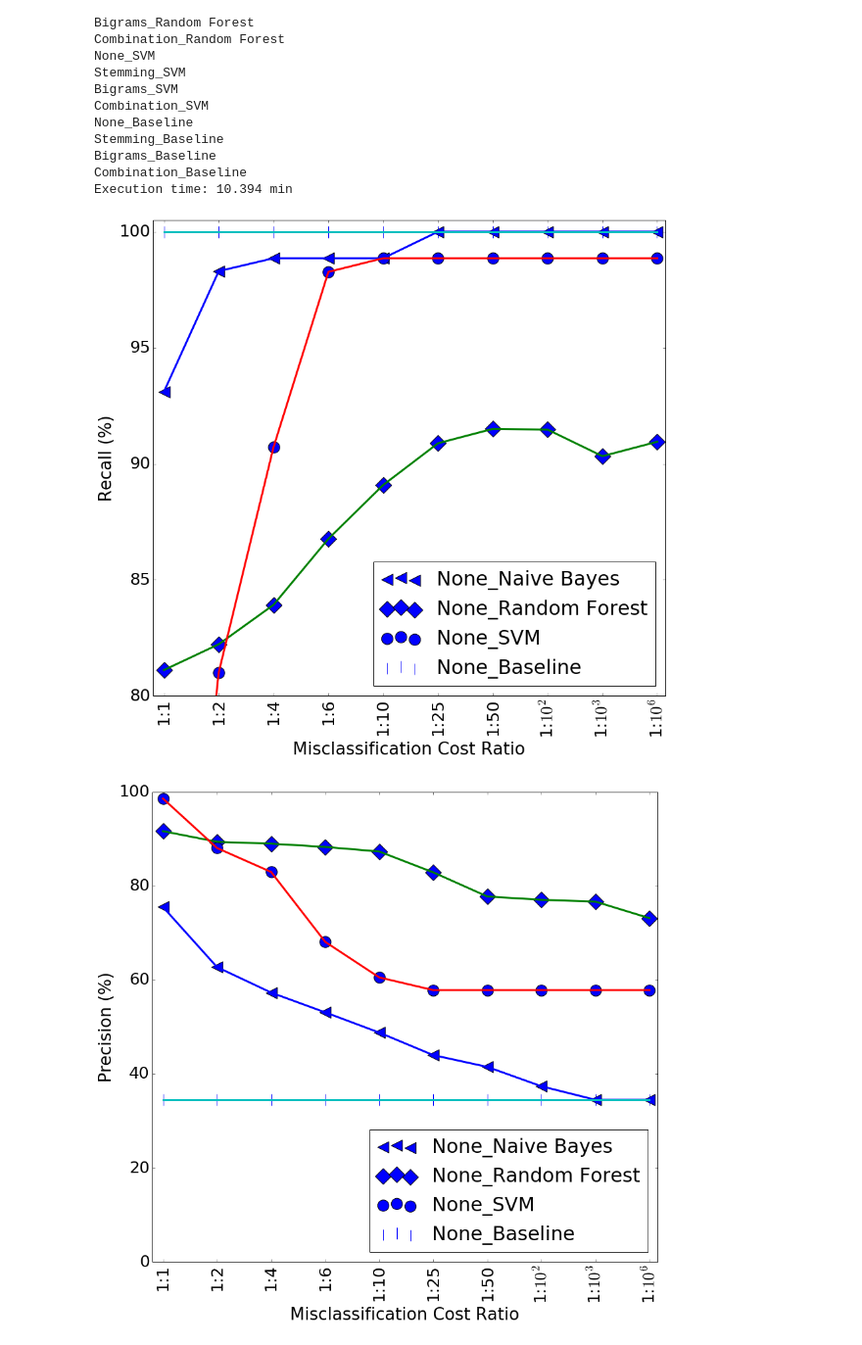
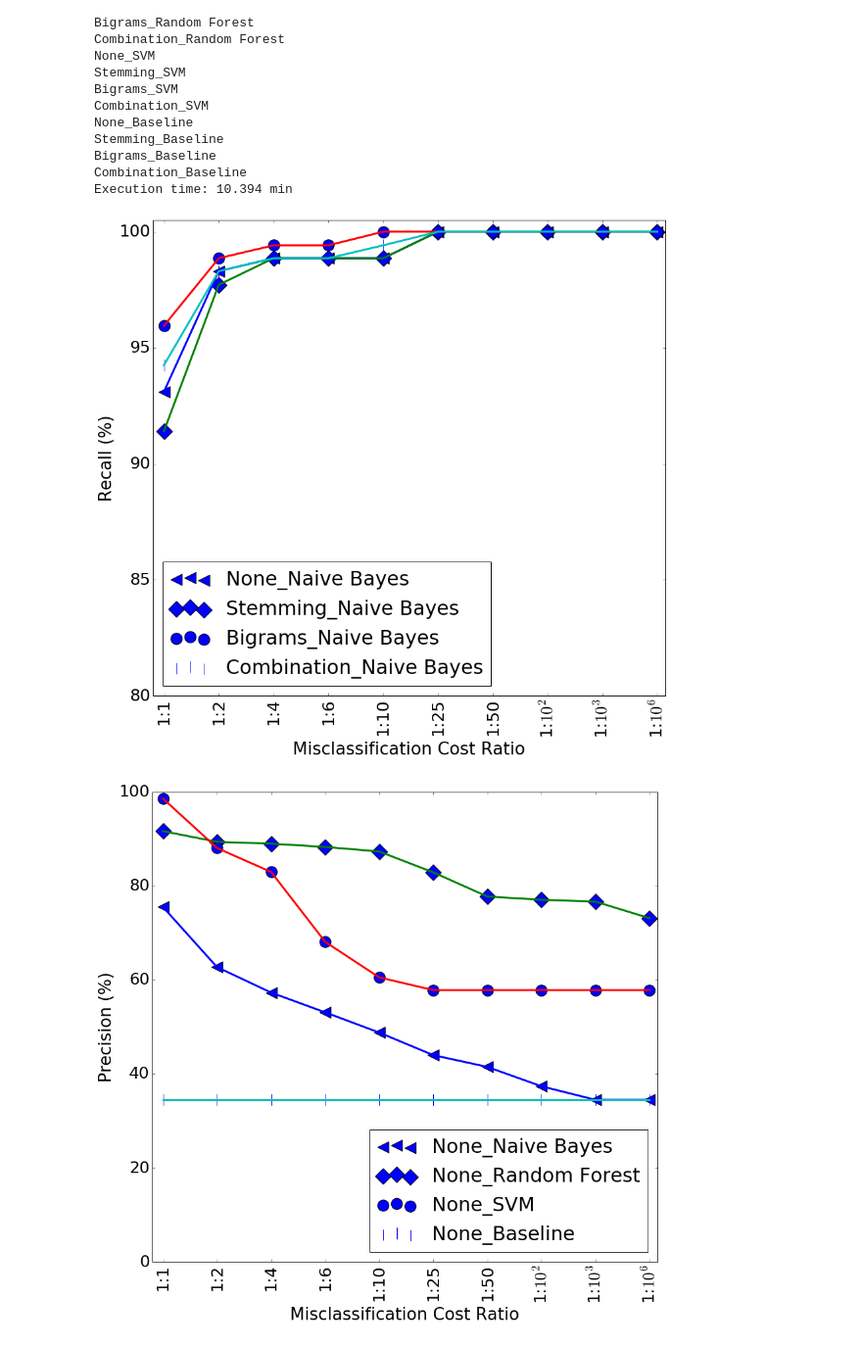
Before and after one commit to borjaeg/thete, a Jupyter notebook: Paper.ipynb, the cells around one changed output. Shown: that part at 98% size. Saved outputs shown, nothing was run; the diff lists cells and outputs as text; code cells hidden in the pictures.

Commit message:
result query by pattern matching

```diff
--- a/Paper.ipynb
+++ b/Paper.ipynb
@@ -57,13 +58,12 @@ def plot_image(x, y, title="title", ylim = [0, 1.02], xlim = [2, 50.5],
     plt.xlim(xlim)
     plt.xlabel("Misclassification Cost Ratio")
     plt.ylabel(ylabel)
-
     plt.style.use('paper.mplstyle')
 
     i = 0
     for model in models:
         name = model[0]
-        if pattern in name:
+        if re.match(pattern, name) is not None:
             plt.plot(x, y[name])
             plt.scatter(x, y[name], marker=markers[i], s=300, label=model[0])
             i+=1
@@ -81,7 +81,7 @@ def filter_results(recalls, precisions, models=None, pattern=""):
 
     for model in models:
         name = model[0]
-        if pattern in model[0]:
+        if re.match(pattern, name) is not None:
             recalls_avg[name] = recalls[name]
             precisions_avg[name] = precisions[name]
 
@@ -255,9 +255,9 @@ Execution time: 10.394 min
 # %%
 plot_image(axis_costs, recall_avg_normalized, title="RECALL", ylim = [80., 100.5],
            xlim = cxlim, models=pipes, name="recall", labels=labels, ylabel="Recall (%)",
-           loc='lower righ', markers="<Do|", pattern="None")
+           loc='lower righ', markers="<Do|", pattern=".*Bayes")
 # %% [output]
-[figure, old version]
+[figure, new version]
 # %%
 plot_image(axis_costs, precision_avg_normalized, title="PRECISION", ylim = [0., 100],
            xlim = cxlim, colors="rgbmyc", models=pipes, name="precision", labels = labels, ylabel="Precision (%)",
```
Also changed, not shown: parts of 2 cells of this notebook.
